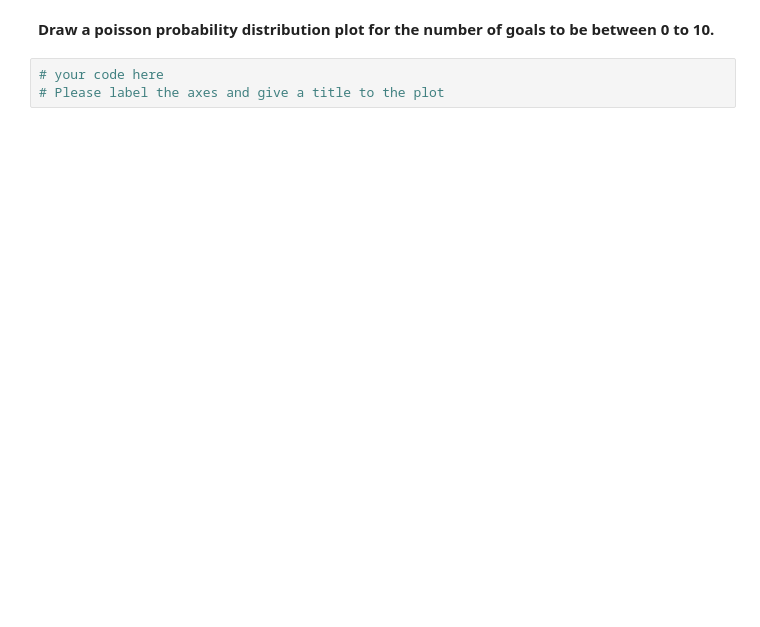
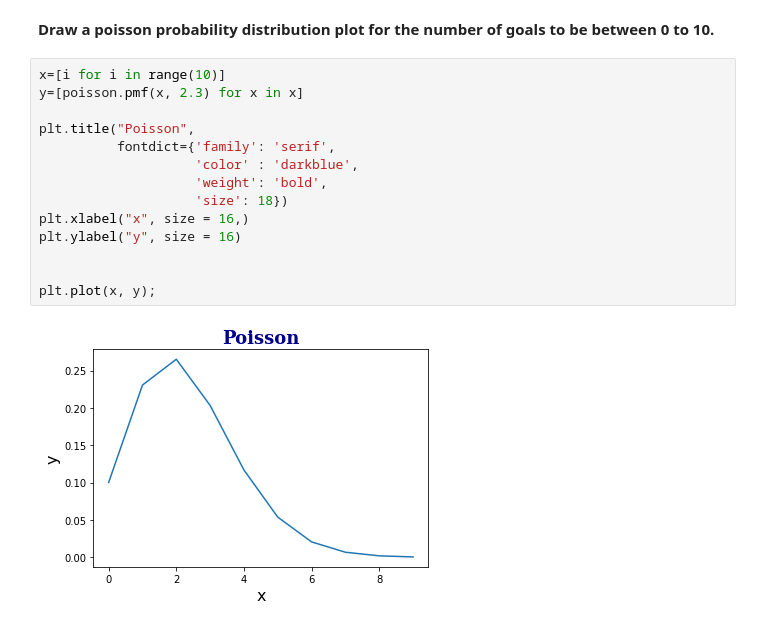
Before and after one commit to Ironhack-Data-Madrid-Marzo-2022/6.1-lab-discrete-probability-distributions, a Jupyter notebook: your-code/main.ipynb, the cells around one changed output. Drawn from its saved outputs; the diff is of its cells as text; blank space fills up the shorter version.

```diff
--- a/your-code/main.ipynb
+++ b/your-code/main.ipynb
@@ -82,5 +143,18 @@ math.factorial(n) # n is the number you want to find the factorial of
 # %% [markdown]
 **Draw a poisson probability distribution plot for the number of goals to be between 0 to 10.**
-# %%
-# your code here
-# Please label the axes and give a title to the plot
+# %%
+x=[i for i in range(10)]
+y=[poisson.pmf(x, 2.3) for x in x]
+
+plt.title("Poisson",
+          fontdict={'family': 'serif',
+                    'color' : 'darkblue',
+                    'weight': 'bold',
+                    'size': 18})
+plt.xlabel("x", size = 16,)
+plt.ylabel("y", size = 16)
+
+
+plt.plot(x, y);
+# %% [output]
+[figure, added]
```
Also changed, not shown: parts of 18 cells of this notebook.
